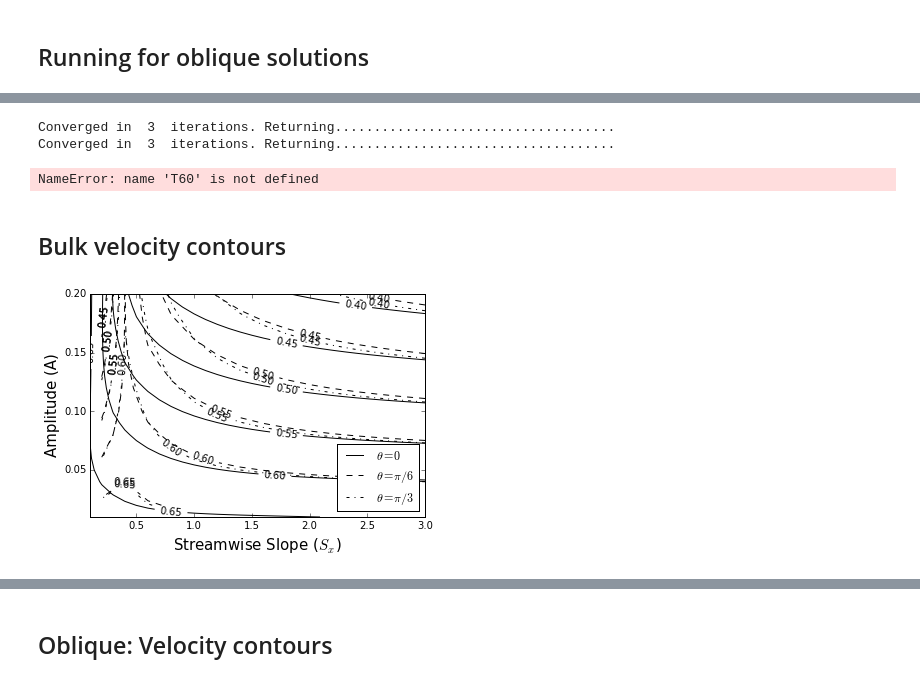
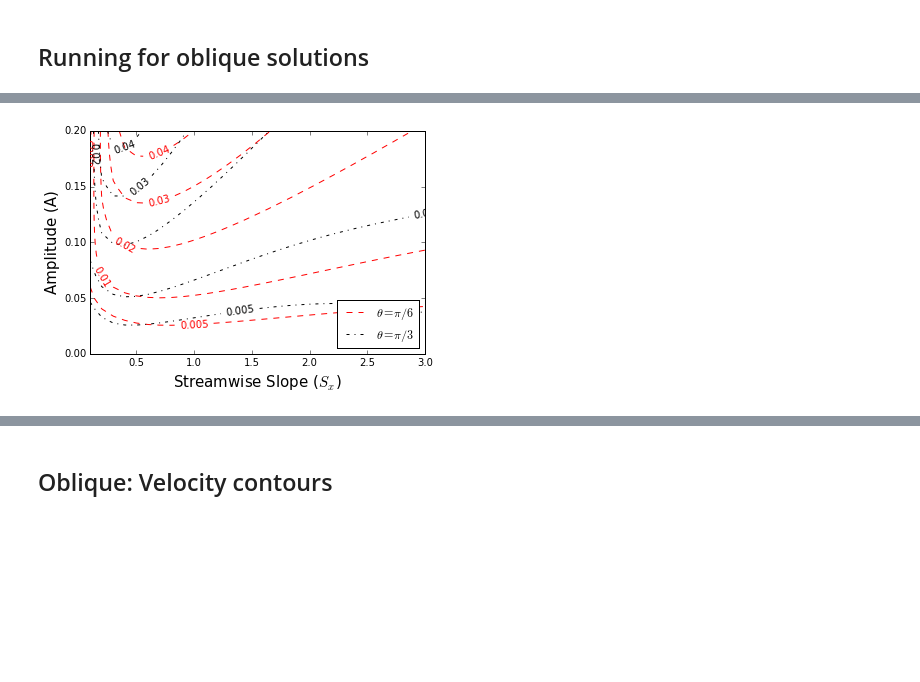
Before and after one commit to saba-vadarevu/Grooved-Channel-Flow, a Jupyter notebook: laminar.ipynb, the cells around one changed output, grey strips where cells are left out. Drawn from its saved outputs; the diff is of its cells as text; code cells hidden in the pictures; blank space fills up the shorter version.

```diff
--- a/laminar.ipynb
+++ b/laminar.ipynb
@@ -1690,23 +1637,0 @@ array([[ 0.02,  0.02,  0.02,  0.02,  0.02,  0.02,  0.02,  0.02,  0.02,
-# %%
-flowDict = getDefaultDict()
-flowDict.update({'eps':0.01,'beta':10.,'Re':100.,'isPois':1,'L':8,'M':8,'N':50})
-vf = dict2ff(flowDict)
-pf = vf.getScalar().zero()
-
-vf.flowDict.update({'Re':100.,'eps':0.01,'alpha':10.,'beta':10./np.sqrt(3)})
-pf.flowDict.update({'Re':100.,'eps':0.01,'alpha':10.,'beta':10./np.sqrt(3)})
-
-start1 = time.time()
-vfT30, pfT30, fnorm, flg = iterate(vf=vf, pf=pf, iterMax=8,tol=1.0e-11)
-
-vf.flowDict.update({'Re':100.,'eps':0.01,'alpha':10.,'beta':10.*np.sqrt(3)})
-pf.flowDict.update({'Re':100.,'eps':0.01,'alpha':10.,'beta':10.*np.sqrt(3)})
-start1 = time.time()
-vfT60, pfT60, fnorm, flg = iterate(vf=vf, pf=pf, iterMax=8,tol=1.0e-11)
-# %% [output]
-Converged in  3  iterations. Returning....................................
-Converged in  3  iterations. Returning....................................
-# %%
-len(vfList(T60))
-# %% [output]
-NameError: name 'T60' is not defined
@@ -1719,43 +1638,21 @@ vfListT60 = [vfT60]+vfTempListT60[:-1]
-# %% [markdown]
-## Bulk velocity contours
-# %%
-# Bulk velocity along x and along z
-# One figure for T=0,30,60 for U_b, another for T=30,60 for W_b
-uBulkArrT30 = np.zeros((10,15))
-uBulkArrT60 = np.zeros((10,15))
-gxArrT30 = uBulkArrT30.copy(); epsArrT30 = gxArrT30.copy()
-wBulkArrT30 = uBulkArrT30.copy()
-wBulkArrT60 = uBulkArrT60.copy()
-gxArrT60 = uBulkArrT60.copy(); epsArrT60 = gxArrT60.copy()
-k = 0
-for k1 in range(uBulkArrT30.shape[0]):
-    for k2 in range(uBulkArrT30.shape[1]):
-        uBulkArrT30[k1,k2] = vfListT30[k].flux()
-        uBulkArrT60[k1,k2] = vfListT60[k].flux()
-        wBulkArrT30[k1,k2] = vfListT30[k].flux(nd=2)
-        wBulkArrT60[k1,k2] = vfListT60[k].flux(nd=2)
-        gxArrT30[k1,k2] = vfListT30[k].flowDict['eps']*vfListT30[k].flowDict['alpha']
-        gxArrT60[k1,k2] = vfListT60[k].flowDict['eps']*vfListT60[k].flowDict['alpha']
-        epsArrT30[k1,k2] = vfListT30[k].flowDict['eps']
-        epsArrT60[k1,k2] = vfListT60[k].flowDict['eps']
-        k+=1
 # %%
-# U_b for T=0,30,60
-fName = "uBulkOblique.eps"
-UbulkLevels = np.arange(0.4,0.66,0.05)
+fName = 'wBulkOblique.eps'
+#WbulkLevels = np.arange(0.01,0.06,0.01)
+WbulkLevels = np.array([0.005,0.01,0.02,0.03,0.04])
+CtrT30=None; CtrT60=None
 plt.figure()
-CtrT0 = plt.contour(2.*gxArrT0, 2.*epsArrT0, uBulkArrT0,levels=UbulkLevels,colors='k')
-plt.clabel(CtrT0,fmt='%0.2f',fontsize='x-large')
-CtrT30 = plt.contour(2.*gxArrT30, 2.*epsArrT30, uBulkArrT30,levels=UbulkLevels,colors ='k',linestyles='dashed')
-#plt.contour(2.*gxArrT0[::2,::2], 2.*epsArrT0[::2,::2], uBulkArrT30)
-plt.clabel(CtrT30,fmt='%0.2f',fontsize='x-large')
-CtrT60 = plt.contour(2.*gxArrT60, 2.*epsArrT60, uBulkArrT60,levels=UbulkLevels,colors='k',linestyles='dashdot')
-plt.clabel(CtrT60,fmt='%0.2f',fontsize='x-large')
+#CtrT0 = plt.contour(2.*gxArrT0, 2.*epsArrT0, uBulkArrT0,levels=UbulkLevels,colors='k')
+#plt.clabel(CtrT0,fmt='%0.2g',fontsize='x-large')
+CtrT30 = plt.contour(2.*gxArrT30, 2.*epsArrT30, -wBulkArrT30,levels=WbulkLevels,colors ='r',linestyles='dashed')
+plt.clabel(CtrT30,fmt='%0.2g',fontsize='x-large')
+CtrT60 = plt.contour(2.*gxArrT60, 2.*epsArrT60, -wBulkArrT60,levels=WbulkLevels,colors='k',linestyles='dashdot')
+plt.clabel(CtrT60,fmt='%0.2g',fontsize='x-large')
 
-plt.legend([CtrT0.collections[0],CtrT30.collections[0],CtrT60.collections[0]],["$\\theta=0$", "$\\theta=\\pi/6$", "$\\theta=\\pi/3$"],loc='lower right')
+plt.ylim([0.,0.2])
+plt.legend([CtrT30.collections[0],CtrT60.collections[0]],["$\\theta=\\pi/6$", "$\\theta=\\pi/3$"],loc='lower right')
 plt.savefig(figureFolder+'noLabels/'+fName,dpi=1200,format="eps")
 plt.xlabel("Streamwise Slope ($S_x$)",fontsize=15); plt.ylabel("Amplitude (A)",fontsize=15)
 plt.savefig(figureFolder+fName,dpi=1200,format="eps")
 plt.show()
 # %% [output]
-[figure, old version]
+[figure, new version]
```
Also changed, not shown: parts of 36 cells of this notebook, 6 other files.
